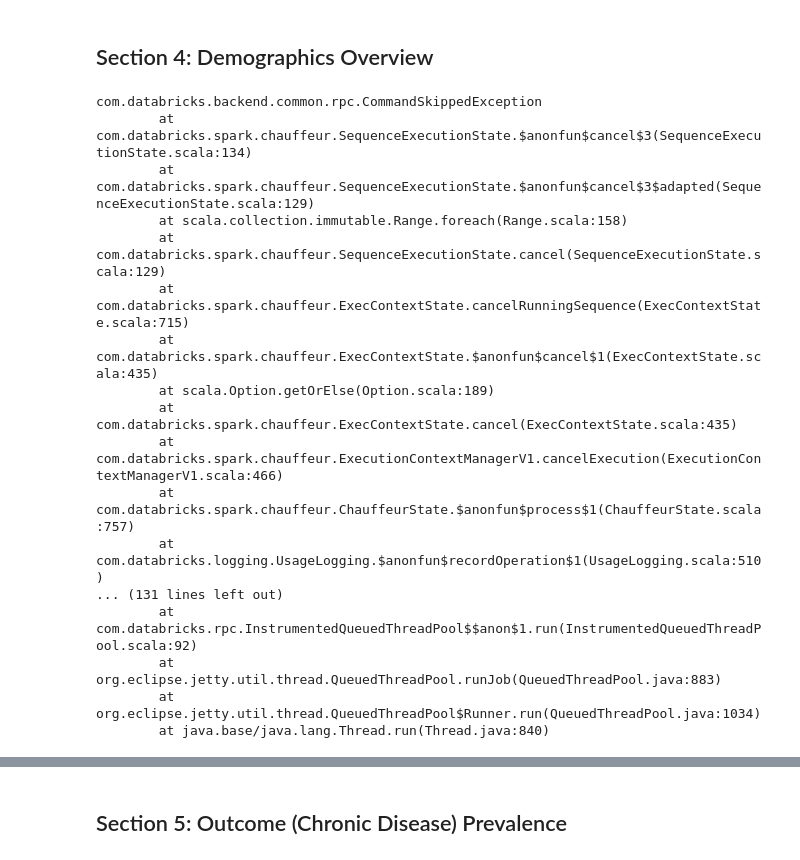
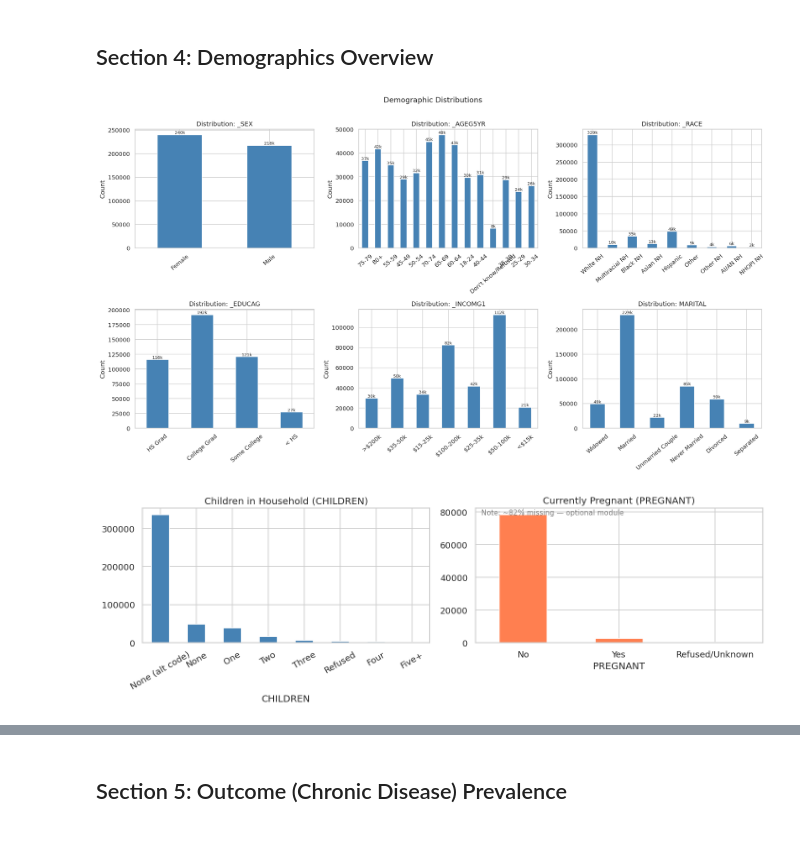
Before and after one commit to kwang101-cb/DataEngineering_Final, a Jupyter notebook: notebooks/1_Kelly_EDA.ipynb, the cells around one changed output, grey strips where cells are left out. Saved outputs shown, nothing was run; the diff lists cells and outputs as text; code cells hidden in the pictures.

```diff
--- a/notebooks/1_Kelly_EDA.ipynb
+++ b/notebooks/1_Kelly_EDA.ipynb
@@ -782,57 +319,61 @@ com.databricks.backend.common.rpc.CommandCancelledException
 # %% [markdown]
 ## Section 4: Demographics Overview
 # %%
+# ── 4. Demographic distributions ─────────────────────────────
 demo_labels = {
     '_SEX':     {1: 'Male', 2: 'Female'},
     '_AGEG5YR': {1:'18-24',2:'25-29',3:'30-34',4:'35-39',5:'40-44',
                  6:'45-49',7:'50-54',8:'55-59',9:'60-64',10:'65-69',
-                 11:'70-74',12:'75-79',13:'80+',14:'Don\'t know/Refused'},
+                 11:'70-74',12:'75-79',13:'80+',14:"Don't know/Refused"},
     '_RACE':    {1:'White NH',2:'Black NH',3:'AI/AN NH',4:'Asian NH',
                  5:'NHOPI NH',6:'Other NH',7:'Multiracial NH',8:'Hispanic',9:'Other'},
     '_EDUCAG':  {1:'< HS',2:'HS Grad',3:'Some College',4:'College Grad'},
     '_INCOMG1': {1:'<$15k',2:'$15-25k',3:'$25-35k',4:'$35-50k',
                  5:'$50-100k',6:'$100-200k',7:'>$200k'},
+    'MARITAL':  {1:'Married',2:'Divorced',3:'Widowed',4:'Separated',
+                 5:'Never Married',6:'Unmarried Couple'},
 }
 
 fig, axes = plt.subplots(2, 3, figsize=(18, 10))
 axes = axes.flatten()
 
 for i, (col, lbl_map) in enumerate(demo_labels.items()):
-    if col not in raw.columns or i >= len(axes):
-        continue
     ax = axes[i]
-    counts = raw[col].astype(float).map(lbl_map).value_counts(sort=False)
+    counts = df[col].astype(float).map(lbl_map).value_counts(sort=False).dropna()
     counts.plot(kind='bar', ax=ax, color='steelblue', edgecolor='white')
     ax.set_title(f"Distribution: {col}")
     ax.set_xlabel("")
     ax.set_ylabel("Count")
     ax.tick_params(axis='x', rotation=40)
     for p in ax.patches:
         ax.annotate(f"{p.get_height()/1000:.0f}k",
                     (p.get_x() + p.get_width()/2, p.get_height()),
                     ha='center', va='bottom', fontsize=8)
 
-for j in range(i+1, len(axes)):
-    axes[j].set_visible(False)
-
 plt.suptitle("Demographic Distributions", fontsize=14, y=1.01)
 plt.tight_layout()
 plt.show()
+
+# ── 4b. Children in household & pregnancy (newly grouped vars) ─
+fig, axes = plt.subplots(1, 2, figsize=(12, 4))
+
+children_map = {1:'None',2:'One',3:'Two',4:'Three',5:'Four',6:'Five+',
+                88:'None (alt code)', 99:'Refused'}
+children_counts = df['CHILDREN'].astype(float).map(children_map).value_counts()
+children_counts.plot(kind='bar', ax=axes[0], color='steelblue', edgecolor='white')
+axes[0].set_title("Children in Household (CHILDREN)")
+axes[0].tick_params(axis='x', rotation=30)
+
+pregnant_map = {1:'Yes', 2:'No', 9:'Refused/Unknown'}
+preg_counts = df['PREGNANT'].astype(float).map(pregnant_map).value_counts()
+preg_counts.plot(kind='bar', ax=axes[1], color='coral', edgecolor='white')
+axes[1].set_title("Currently Pregnant (PREGNANT)")
+axes[1].tick_params(axis='x', rotation=0)
+axes[1].annotate("Note: ~82% missing — optional module", xy=(0.02, 0.95),
+                 xycoords='axes fraction', fontsize=9, color='gray')
+
+plt.tight_layout()
+plt.show()
 # %% [output]
-com.databricks.backend.common.rpc.CommandSkippedException
-        at com.databricks.spark.chauffeur.SequenceExecutionState.$anonfun$cancel$3(SequenceExecutionState.scala:134)
-        at com.databricks.spark.chauffeur.SequenceExecutionState.$anonfun$cancel$3$adapted(SequenceExecutionState.scala:129)
-        at scala.collection.immutable.Range.foreach(Range.scala:158)
-        at com.databricks.spark.chauffeur.SequenceExecutionState.cancel(SequenceExecutionState.scala:129)
-        at com.databricks.spark.chauffeur.ExecContextState.cancelRunningSequence(ExecContextState.scala:715)
-        at com.databricks.spark.chauffeur.ExecContextState.$anonfun$cancel$1(ExecContextState.scala:435)
-        at scala.Option.getOrElse(Option.scala:189)
-        at com.databricks.spark.chauffeur.ExecContextState.cancel(ExecContextState.scala:435)
-        at com.databricks.spark.chauffeur.ExecutionContextManagerV1.cancelExecution(ExecutionContextManagerV1.scala:466)
-        at com.databricks.spark.chauffeur.ChauffeurState.$anonfun$process$1(ChauffeurState.scala:757)
-        at com.databricks.logging.UsageLogging.$anonfun$recordOperation$1(UsageLogging.scala:510)
-... (131 lines left out)
-        at com.databricks.rpc.InstrumentedQueuedThreadPool$$anon$1.run(InstrumentedQueuedThreadPool.scala:92)
-        at org.eclipse.jetty.util.thread.QueuedThreadPool.runJob(QueuedThreadPool.java:883)
-        at org.eclipse.jetty.util.thread.QueuedThreadPool$Runner.run(QueuedThreadPool.java:1034)
-        at java.base/java.lang.Thread.run(Thread.java:840)
+[figure, added]
+[figure, added]
```
Also changed, not shown: parts of 51 cells of this notebook, 1 other file.
